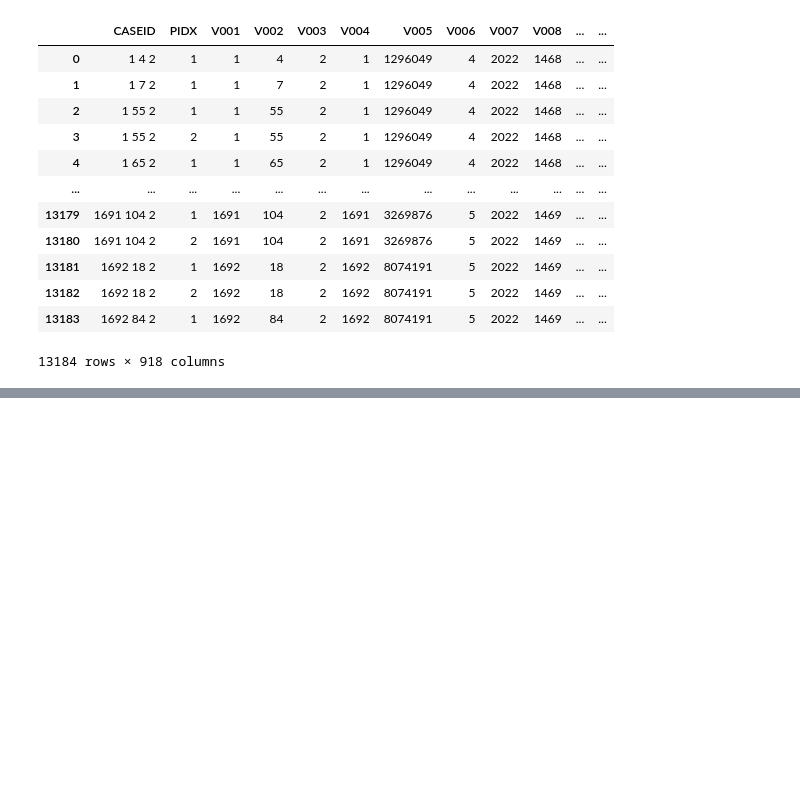
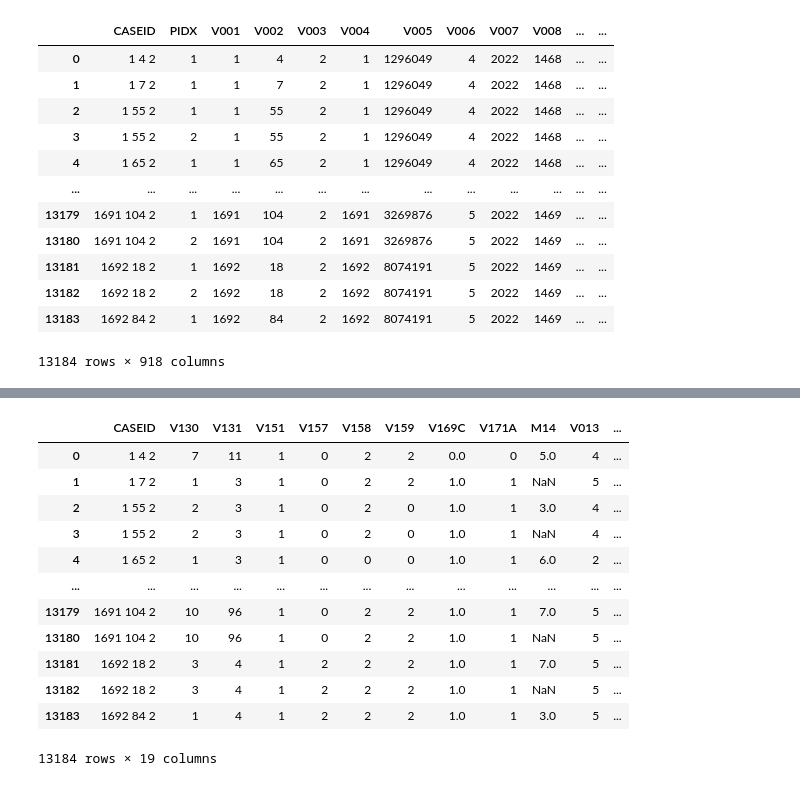
Before and after one commit to tingly-amua/Determinants-of-Antenatal-Care-Visits-personal-project-, a Jupyter notebook: project.ipynb, the cells around one changed output, grey strips where cells are left out. Drawn from its saved outputs; the diff is of its cells as text; code cells hidden in the pictures; blank space fills up the shorter version.

```diff
--- a/project.ipynb
+++ b/project.ipynb
@@ -95,0 +133,9 @@ projectdf
+# %%
+#chose columns to analyze, addedd V245 - pregnancy losses
+selected_columns = ["CASEID", "V130", "V131", "V151", "V157", "V158", "V159", "V169C", "V171A", "M14", "V013", "SREDUC", "V501", "V190", "V714", "V025", "V483A", "M15", "PORD"]
+# %%
+#create a dataframe of selected columns and make a copy to eliminate coding errors later
+df_selected = df[selected_columns].copy()
+# %%
+#change CASEID column to 'category' since its a unique identifier for each patient
+df_selected["CASEID"] = df_selected["CASEID"].astype('category')
@@ -95,0 +164,17 @@ projectdf
+# %%
+#visualize the dataframe
+df_selected
+# %% [output]
+|  | CASEID | V130 | V131 | V151 | V157 | V158 | V159 | V169C | V171A | M14 | V013 | ... |
+| 0 | 1 4 2 | 7 | 11 | 1 | 0 | 2 | 2 | 0.0 | 0 | 5.0 | 4 | ... |
+| 1 | 1 7 2 | 1 | 3 | 1 | 0 | 2 | 2 | 1.0 | 1 | NaN | 5 | ... |
+| 2 | 1 55 2 | 2 | 3 | 1 | 0 | 2 | 0 | 1.0 | 1 | 3.0 | 4 | ... |
+| 3 | 1 55 2 | 2 | 3 | 1 | 0 | 2 | 0 | 1.0 | 1 | NaN | 4 | ... |
+| 4 | 1 65 2 | 1 | 3 | 1 | 0 | 0 | 0 | 1.0 | 1 | 6.0 | 2 | ... |
+| ... | ... | ... | ... | ... | ... | ... | ... | ... | ... | ... | ... | ... |
+| 13179 | 1691 104 2 | 10 | 96 | 1 | 0 | 2 | 2 | 1.0 | 1 | 7.0 | 5 | ... |
+| 13180 | 1691 104 2 | 10 | 96 | 1 | 0 | 2 | 2 | 1.0 | 1 | NaN | 5 | ... |
+| 13181 | 1692 18 2 | 3 | 4 | 1 | 2 | 2 | 2 | 1.0 | 1 | 7.0 | 5 | ... |
+| 13182 | 1692 18 2 | 3 | 4 | 1 | 2 | 2 | 2 | 1.0 | 1 | NaN | 5 | ... |
+| 13183 | 1692 84 2 | 1 | 4 | 1 | 2 | 2 | 2 | 1.0 | 1 | 3.0 | 5 | ... |
+13184 rows × 19 columns
```
Also changed, not shown: parts of 21 cells of this notebook.
